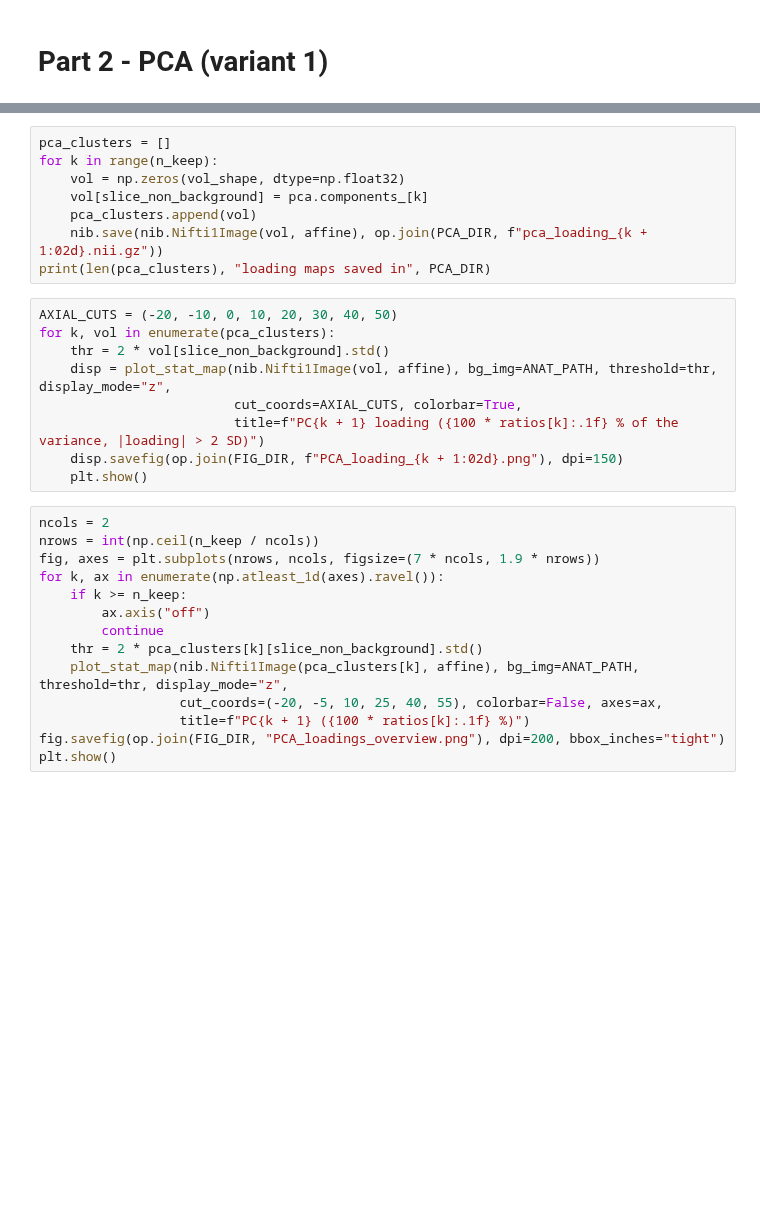
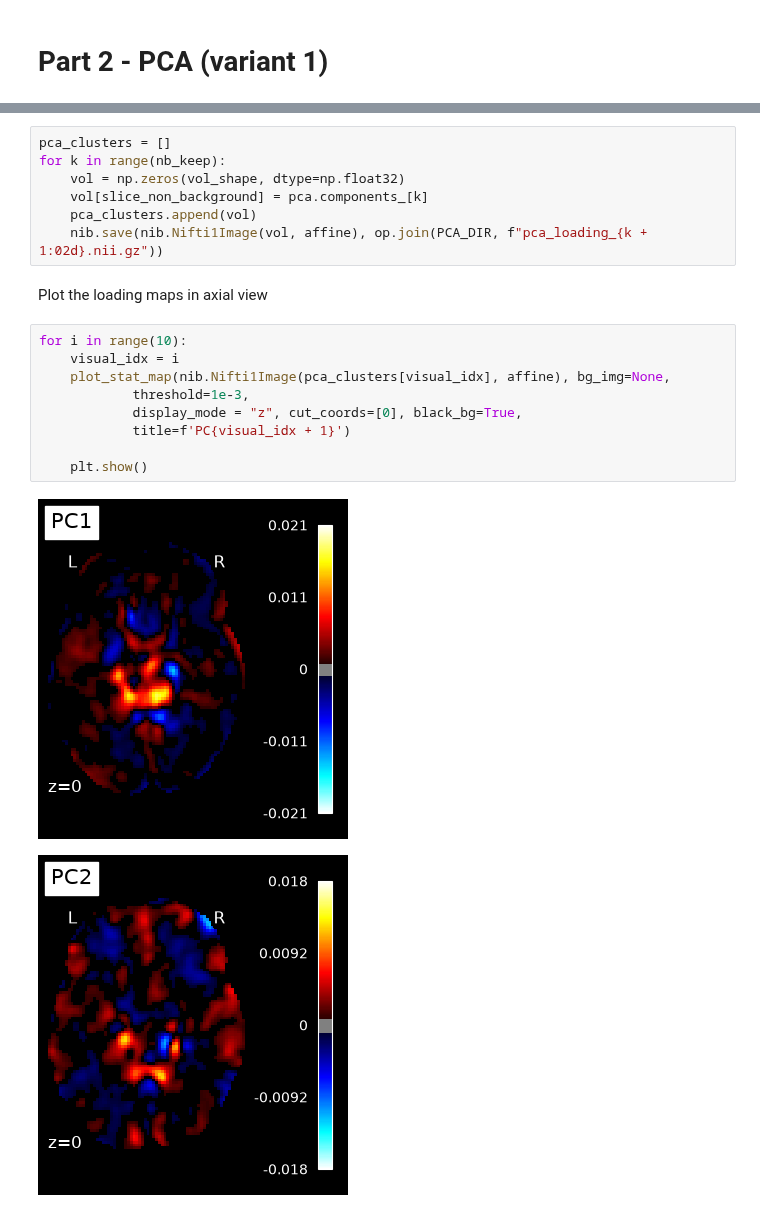
Before and after one commit to celiacst/Project1_NSSP, a Jupyter notebook: 03_pca.ipynb, the cells around one changed output, grey strips where cells are left out. Drawn from its saved outputs; the diff is of its cells as text; blank space fills up the shorter version.

```diff
--- a/03_pca.ipynb
+++ b/03_pca.ipynb
@@ -101,31 +106,21 @@ os.makedirs(FIG_DIR, exist_ok=True)
 # %%
 pca_clusters = []
-for k in range(n_keep):
+for k in range(nb_keep):
     vol = np.zeros(vol_shape, dtype=np.float32)
     vol[slice_non_background] = pca.components_[k]
     pca_clusters.append(vol)
     nib.save(nib.Nifti1Image(vol, affine), op.join(PCA_DIR, f"pca_loading_{k + 1:02d}.nii.gz"))
-print(len(pca_clusters), "loading maps saved in", PCA_DIR)
-# %%
-AXIAL_CUTS = (-20, -10, 0, 10, 20, 30, 40, 50)
-for k, vol in enumerate(pca_clusters):
-    thr = 2 * vol[slice_non_background].std()
-    disp = plot_stat_map(nib.Nifti1Image(vol, affine), bg_img=ANAT_PATH, threshold=thr, display_mode="z",
-                         cut_coords=AXIAL_CUTS, colorbar=True,
-                         title=f"PC{k + 1} loading ({100 * ratios[k]:.1f} % of the variance, |loading| > 2 SD)")
-    disp.savefig(op.join(FIG_DIR, f"PCA_loading_{k + 1:02d}.png"), dpi=150)
-    plt.show()
-# %%
-ncols = 2
-nrows = int(np.ceil(n_keep / ncols))
-fig, axes = plt.subplots(nrows, ncols, figsize=(7 * ncols, 1.9 * nrows))
-for k, ax in enumerate(np.atleast_1d(axes).ravel()):
-    if k >= n_keep:
-        ax.axis("off")
-        continue
-    thr = 2 * pca_clusters[k][slice_non_background].std()
-    plot_stat_map(nib.Nifti1Image(pca_clusters[k], affine), bg_img=ANAT_PATH, threshold=thr, display_mode="z",
-                  cut_coords=(-20, -5, 10, 25, 40, 55), colorbar=False, axes=ax,
-                  title=f"PC{k + 1} ({100 * ratios[k]:.1f} %)")
-fig.savefig(op.join(FIG_DIR, "PCA_loadings_overview.png"), dpi=200, bbox_inches="tight")
-plt.show()
+# %% [markdown]
+Plot the loading maps in axial view
+# %%
+for i in range(10):
+    visual_idx = i
+    plot_stat_map(nib.Nifti1Image(pca_clusters[visual_idx], affine), bg_img=None,
+            threshold=1e-3,
+            display_mode = "z", cut_coords=[0], black_bg=True,
+            title=f'PC{visual_idx + 1}')
+
+    plt.show()
+# %% [output]
+[figure, added]
+[figure, added]
```
Also changed, not shown: parts of 20 cells of this notebook.
